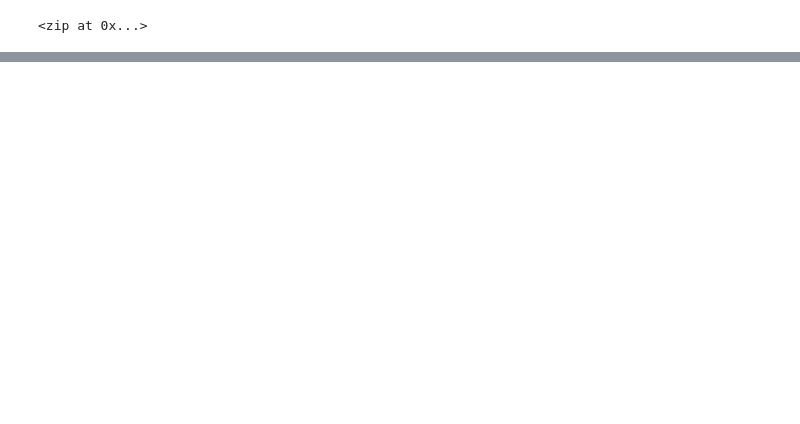
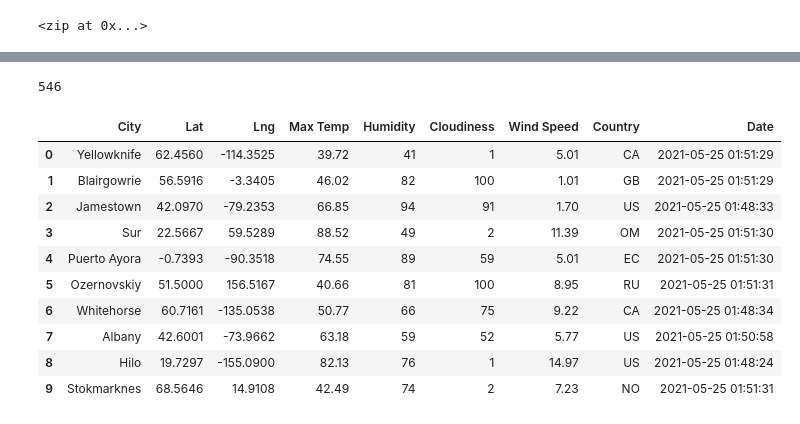
Before and after one commit to lyanneagger/World_Weather_Analysis, a Jupyter notebook: WeatherPy.ipynb, the cells around one changed output, grey strips where cells are left out. Saved outputs shown, nothing was run; the diff lists cells and outputs as text; code cells hidden in the pictures; blank space fills up the shorter version.

Commit message:
update .gitignore and update WeatherPy with DataFrame

```diff
--- a/WeatherPy.ipynb
+++ b/WeatherPy.ipynb
@@ -4,0 +16,4 @@ import numpy as np
+# %%
+# Starting URL for Weather Map API Call.
+url = "http://api.openweathermap.org/data/2.5/weather?units=Imperial&APPID=" + weather_api_key
+print(url)
@@ -31,0 +125,20 @@ len(cities)
+# %%
+ print(len(city_data))
+# %% [output]
+546
+# %%
+# Convert the array of dictionaries to a Pandas DataFrame.
+city_data_df = pd.DataFrame(city_data)
+city_data_df.head(10)
+# %% [output]
+|  | City | Lat | Lng | Max Temp | Humidity | Cloudiness | Wind Speed | Country | Date |
+| 0 | Yellowknife | 62.4560 | -114.3525 | 39.72 | 41 | 1 | 5.01 | CA | 2021-05-25 01:51:29 |
+| 1 | Blairgowrie | 56.5916 | -3.3405 | 46.02 | 82 | 100 | 1.01 | GB | 2021-05-25 01:51:29 |
+| 2 | Jamestown | 42.0970 | -79.2353 | 66.85 | 94 | 91 | 1.70 | US | 2021-05-25 01:48:33 |
+| 3 | Sur | 22.5667 | 59.5289 | 88.52 | 49 | 2 | 11.39 | OM | 2021-05-25 01:51:30 |
+| 4 | Puerto Ayora | -0.7393 | -90.3518 | 74.55 | 89 | 59 | 5.01 | EC | 2021-05-25 01:51:30 |
+| 5 | Ozernovskiy | 51.5000 | 156.5167 | 40.66 | 81 | 100 | 8.95 | RU | 2021-05-25 01:51:31 |
+| 6 | Whitehorse | 60.7161 | -135.0538 | 50.77 | 66 | 75 | 9.22 | CA | 2021-05-25 01:48:34 |
+| 7 | Albany | 42.6001 | -73.9662 | 63.18 | 59 | 52 | 5.77 | US | 2021-05-25 01:50:58 |
+| 8 | Hilo | 19.7297 | -155.0900 | 82.13 | 76 | 1 | 14.97 | US | 2021-05-25 01:48:24 |
+| 9 | Stokmarknes | 68.5646 | 14.9108 | 42.49 | 74 | 2 | 7.23 | NO | 2021-05-25 01:51:31 |
```
Also changed, not shown: parts of 9 cells of this notebook, 1 other file.
